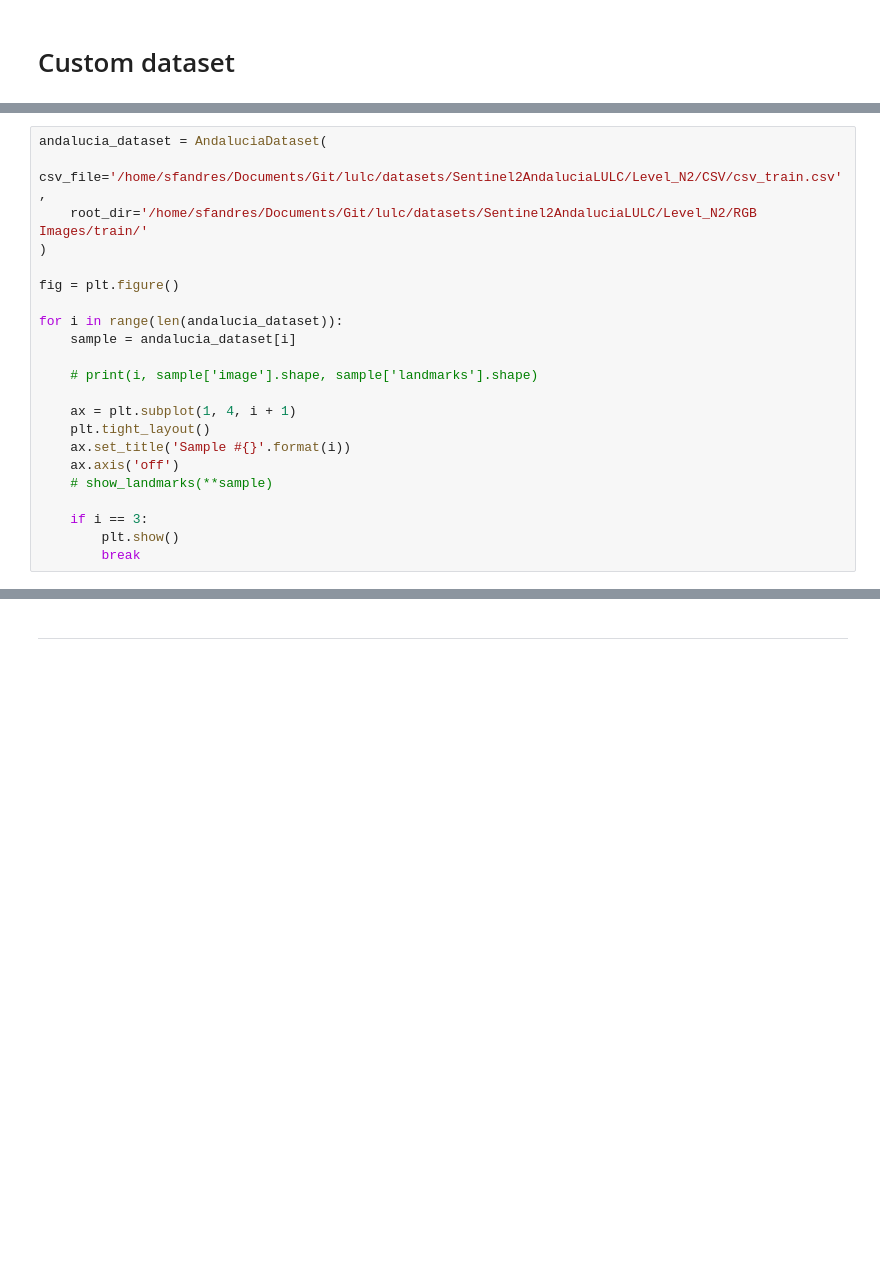
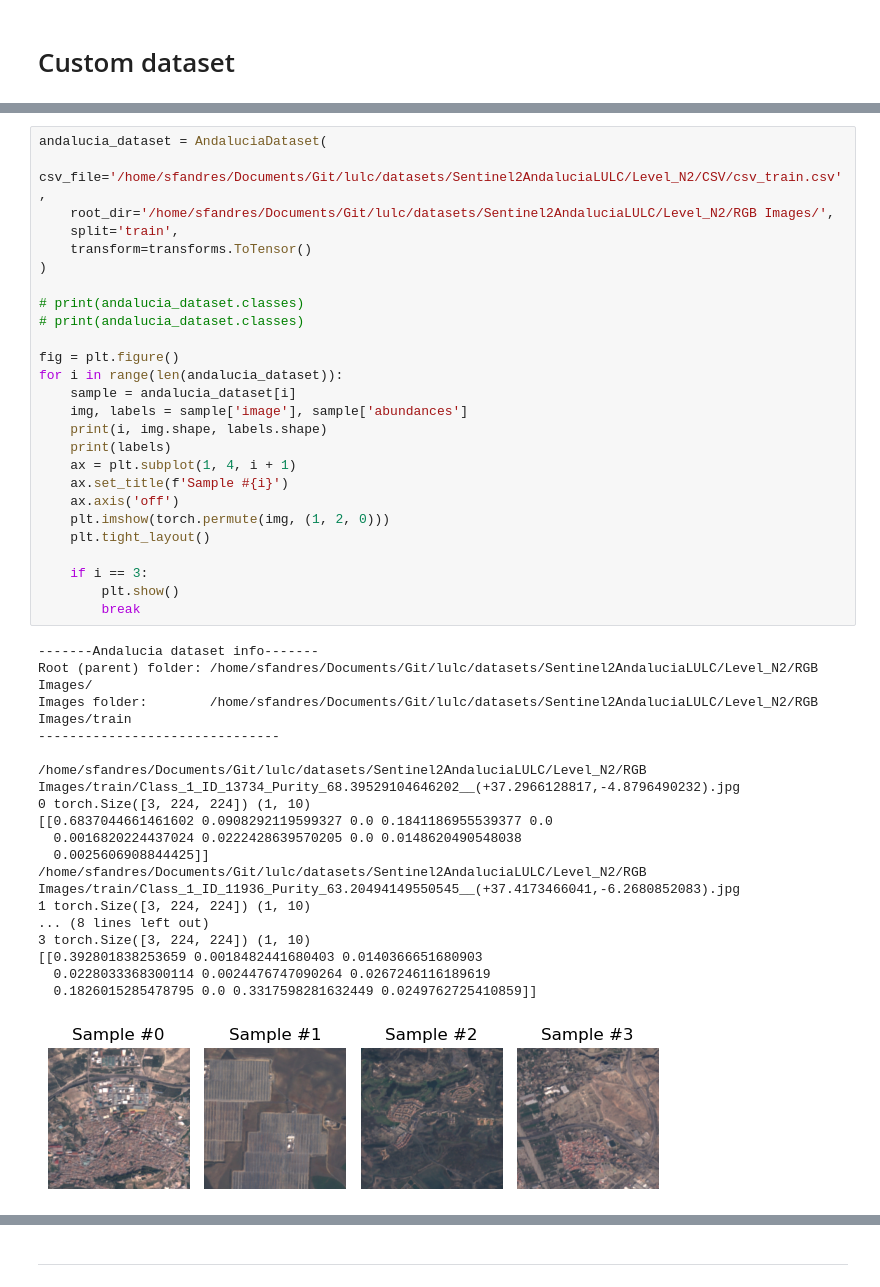
Before and after one commit to sfandres/ssl-overcome-supervised-rs, a Jupyter notebook: 03_2-PyTorch-Backbone_classifier.ipynb, the cells around one changed output, grey strips where cells are left out. Saved outputs shown, nothing was run; the diff lists cells and outputs as text; blank space fills up the shorter version.

Commit message:
NB03_2: dataset almost working, only the classes and class_to_idx are left to do

```diff
--- a/03_2-PyTorch-Backbone_classifier.ipynb
+++ b/03_2-PyTorch-Backbone_classifier.ipynb
@@ -261,22 +315,45 @@ class AndaluciaDataset(Dataset):
 # %%
 andalucia_dataset = AndaluciaDataset(
     csv_file='/home/sfandres/Documents/Git/lulc/datasets/Sentinel2AndaluciaLULC/Level_N2/CSV/csv_train.csv',
-    root_dir='/home/sfandres/Documents/Git/lulc/datasets/Sentinel2AndaluciaLULC/Level_N2/RGB Images/train/'
+    root_dir='/home/sfandres/Documents/Git/lulc/datasets/Sentinel2AndaluciaLULC/Level_N2/RGB Images/',
+    split='train',
+    transform=transforms.ToTensor()
 )
 
+# print(andalucia_dataset.classes)
+# print(andalucia_dataset.classes)
+
 fig = plt.figure()
-
 for i in range(len(andalucia_dataset)):
     sample = andalucia_dataset[i]
-
-    # print(i, sample['image'].shape, sample['landmarks'].shape)
-
+    img, labels = sample['image'], sample['abundances']
+    print(i, img.shape, labels.shape)
+    print(labels)
     ax = plt.subplot(1, 4, i + 1)
+    ax.set_title(f'Sample #{i}')
+    ax.axis('off')
+    plt.imshow(torch.permute(img, (1, 2, 0)))
     plt.tight_layout()
-    ax.set_title('Sample #{}'.format(i))
-    ax.axis('off')
-    # show_landmarks(**sample)
 
     if i == 3:
         plt.show()
         break
+# %% [output]
+-------Andalucia dataset info-------
+Root (parent) folder: /home/sfandres/Documents/Git/lulc/datasets/Sentinel2AndaluciaLULC/Level_N2/RGB Images/
+Images folder:        /home/sfandres/Documents/Git/lulc/datasets/Sentinel2AndaluciaLULC/Level_N2/RGB Images/train
+-------------------------------
+
+/home/sfandres/Documents/Git/lulc/datasets/Sentinel2AndaluciaLULC/Level_N2/RGB Images/train/Class_1_ID_13734_Purity_68.39529104646202__(+37.2966128817,-4.8796490232).jpg
+0 torch.Size([3, 224, 224]) (1, 10)
+[[0.6837044661461602 0.0908292119599327 0.0 0.1841186955539377 0.0
+  0.0016820224437024 0.0222428639570205 0.0 0.0148620490548038
+  0.0025606908844425]]
+/home/sfandres/Documents/Git/lulc/datasets/Sentinel2AndaluciaLULC/Level_N2/RGB Images/train/Class_1_ID_11936_Purity_63.20494149550545__(+37.4173466041,-6.2680852083).jpg
+1 torch.Size([3, 224, 224]) (1, 10)
+... (8 lines left out)
+3 torch.Size([3, 224, 224]) (1, 10)
+[[0.392801838253659 0.0018482441680403 0.0140366651680903
+  0.0228033368300114 0.0024476747090264 0.0267246116189619
+  0.1826015285478795 0.0 0.3317598281632449 0.0249762725410859]]
+[figure, added]
```
Also changed, not shown: parts of 5 cells of this notebook.
